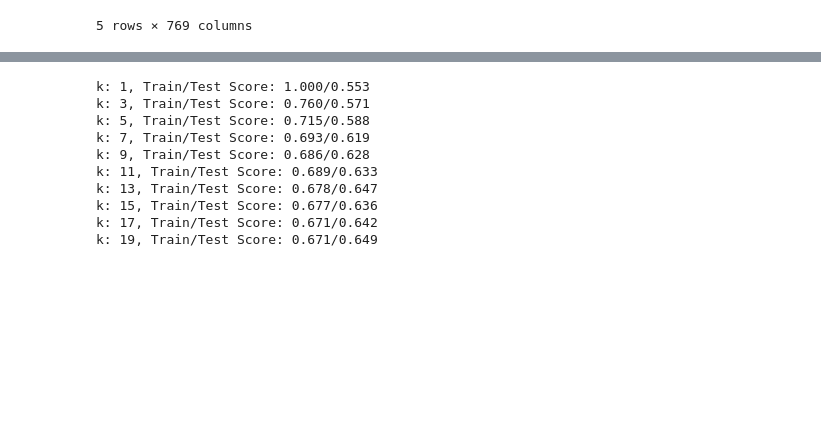
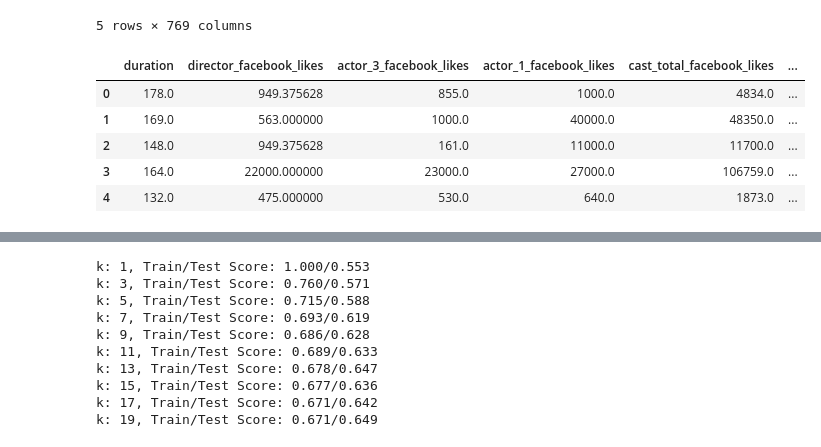
Before and after one commit to kuldeepemol/project-3, a Jupyter notebook: machine_learning.ipynb, the cells around one changed output, grey strips where cells are left out. Drawn from its saved outputs; the diff is of its cells as text; code cells hidden in the pictures; blank space fills up the shorter version.

```diff
--- a/machine_learning.ipynb
+++ b/machine_learning.ipynb
@@ -36,6 +36,20 @@ data.head()
 | 3 | 813.0 | 164.0 | 22000.000000 | 23000.0 | 27000.0 | ... |
 | 4 | 462.0 | 132.0 | 475.000000 | 530.0 | 640.0 | ... |
 5 rows × 769 columns
+# %%
+data_new = pd.get_dummies(mov_df[[ "duration", "director_facebook_likes", "actor_3_facebook_likes",
+               "actor_1_facebook_likes", "cast_total_facebook_likes",
+               "facenumber_in_poster", "content_rating", "budget", "actor_2_facebook_likes",
+               "movie_facebook_likes"]])
+feature_names_new = data_new.columns
+data_new.head()
+# %% [output]
+|  | duration | director_facebook_likes | actor_3_facebook_likes | actor_1_facebook_likes | cast_total_facebook_likes | ... |
+| 0 | 178.0 | 949.375628 | 855.0 | 1000.0 | 4834.0 | ... |
+| 1 | 169.0 | 563.000000 | 1000.0 | 40000.0 | 48350.0 | ... |
+| 2 | 148.0 | 949.375628 | 161.0 | 11000.0 | 11700.0 | ... |
+| 3 | 164.0 | 22000.000000 | 23000.0 | 27000.0 | 106759.0 | ... |
+| 4 | 132.0 | 475.000000 | 530.0 | 640.0 | 1873.0 | ... |
 # %%
 from sklearn.model_selection import train_test_split
 X_train, X_test, y_train, y_test = train_test_split(data, target, random_state=42, stratify=target)
```
Also changed, not shown: parts of 16 cells of this notebook, 12 other files.
